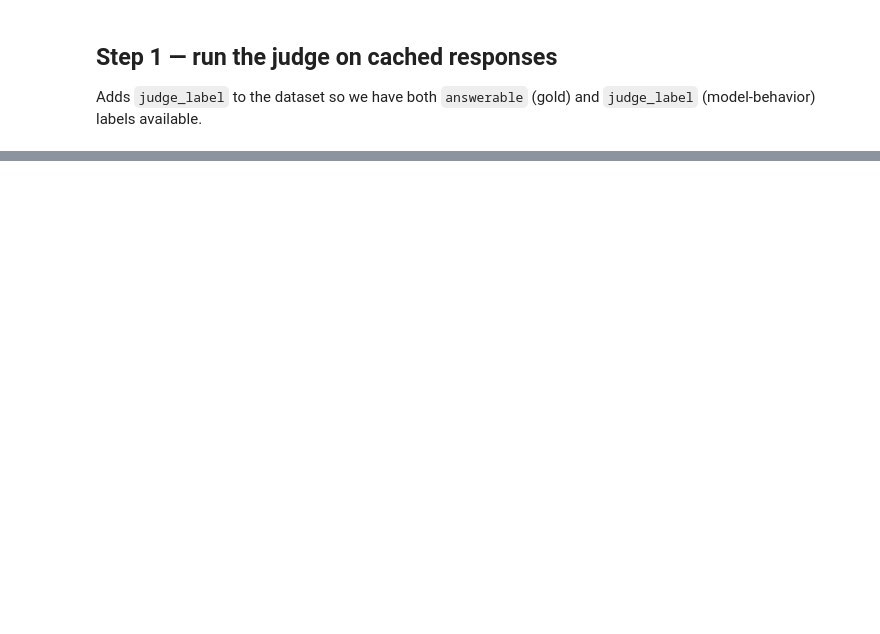
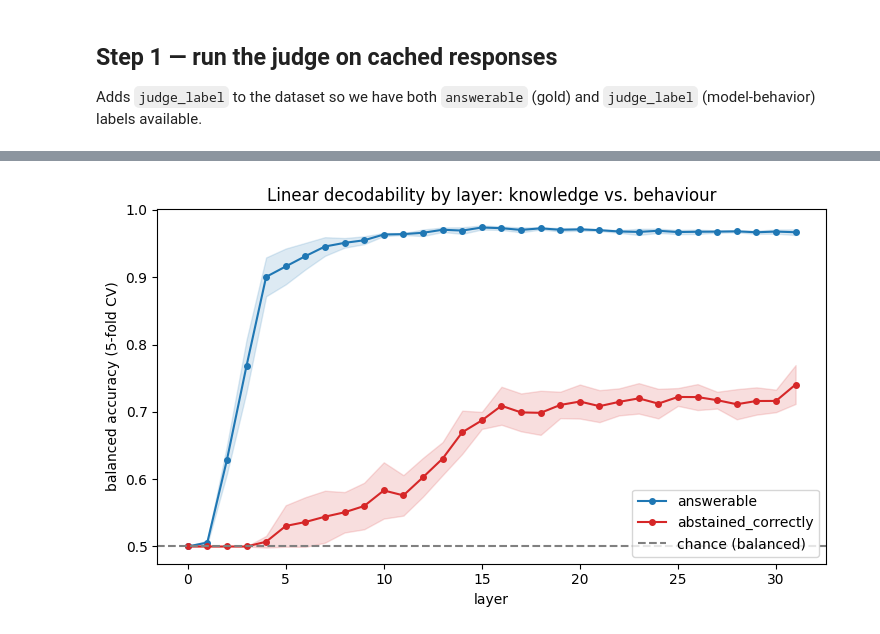
Before and after one commit to codingcing/llm-truth-latents, a Jupyter notebook: notebooks/02_probe_analysis.ipynb, the cells around one changed output, grey strips where cells are left out. Cells and saved outputs as stored; diff of their text form; code cells hidden in the pictures; blank space fills up the shorter version.

```diff
--- a/notebooks/02_probe_analysis.ipynb
+++ b/notebooks/02_probe_analysis.ipynb
@@ -80,0 +212,5 @@ Scored with balanced accuracy: SelfAware is ~69/31 answerable/unanswerable, so p
+# %%
+probe_results = {
+    label: analyse_label(label, y, acts_by_layer, layers)
+    for label, y in targets.items()
+}
@@ -80,0 +232,22 @@ Scored with balanced accuracy: SelfAware is ~69/31 answerable/unanswerable, so p
+# %%
+colors = {'answerable': 'tab:blue', 'abstained_correctly': 'tab:red'}
+
+fig, ax = plt.subplots(figsize=(7.5, 4.5))
+for label, pdf in probe_results.items():
+    c = colors.get(label)
+    ax.plot(pdf['layer'], pdf['mean_balanced_accuracy'], marker='o', ms=4,
+            color=c, label=label)
+    ax.fill_between(pdf['layer'],
+                    pdf['mean_balanced_accuracy'] - pdf['std_balanced_accuracy'],
+                    pdf['mean_balanced_accuracy'] + pdf['std_balanced_accuracy'],
+                    color=c, alpha=0.15)
+ax.axhline(0.5, ls='--', color='gray', label='chance (balanced)')
+ax.set_xlabel('layer')
+ax.set_ylabel('balanced accuracy (5-fold CV)')
+ax.set_title('Linear decodability by layer: knowledge vs. behaviour')
+ax.legend()
+fig.tight_layout()
+fig.savefig(FIG_DIR / 'probe_accuracy_comparison.png', dpi=150)
+plt.show()
+# %% [output]
+[figure, added]
```
Also changed, not shown: parts of 22 cells of this notebook, 14 other files.
